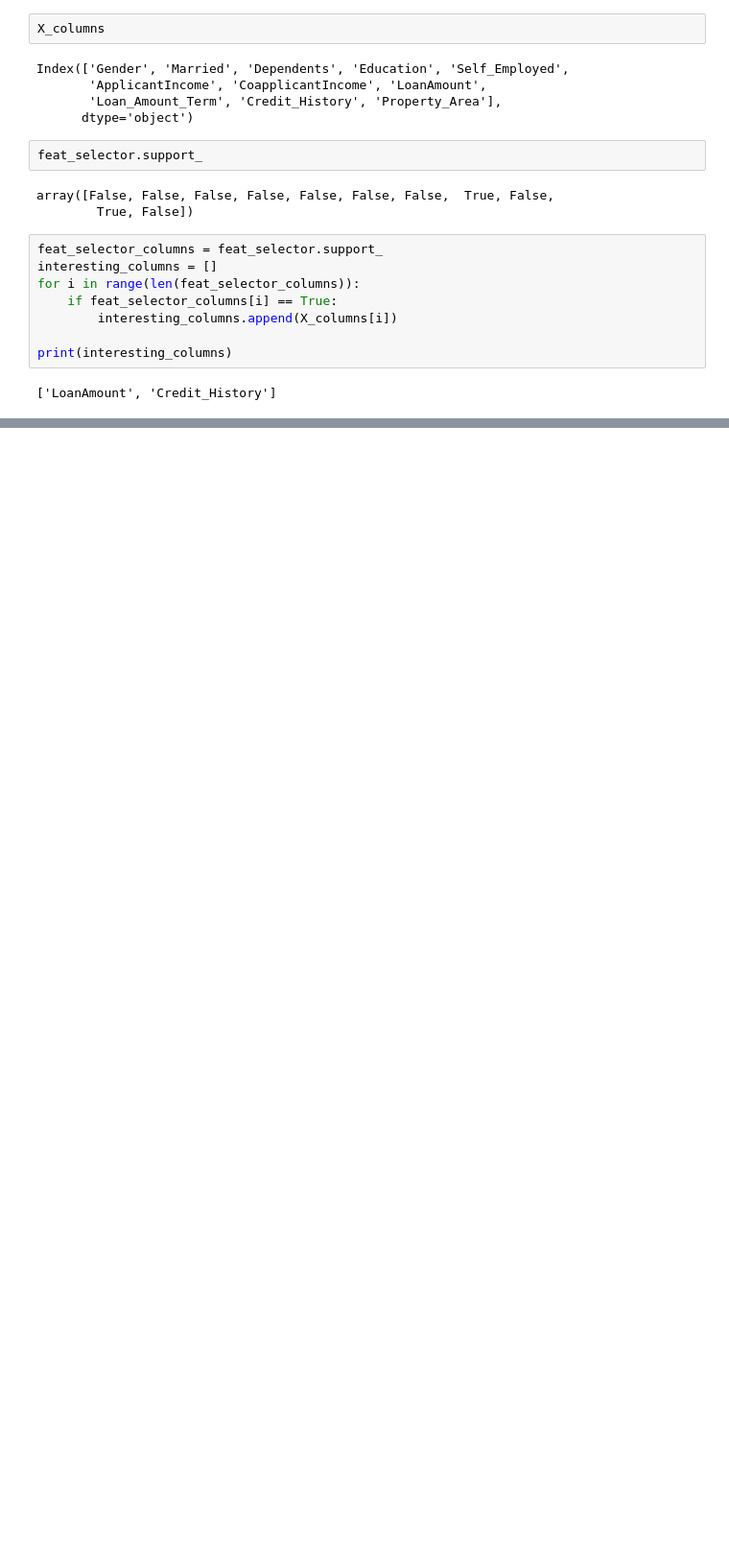
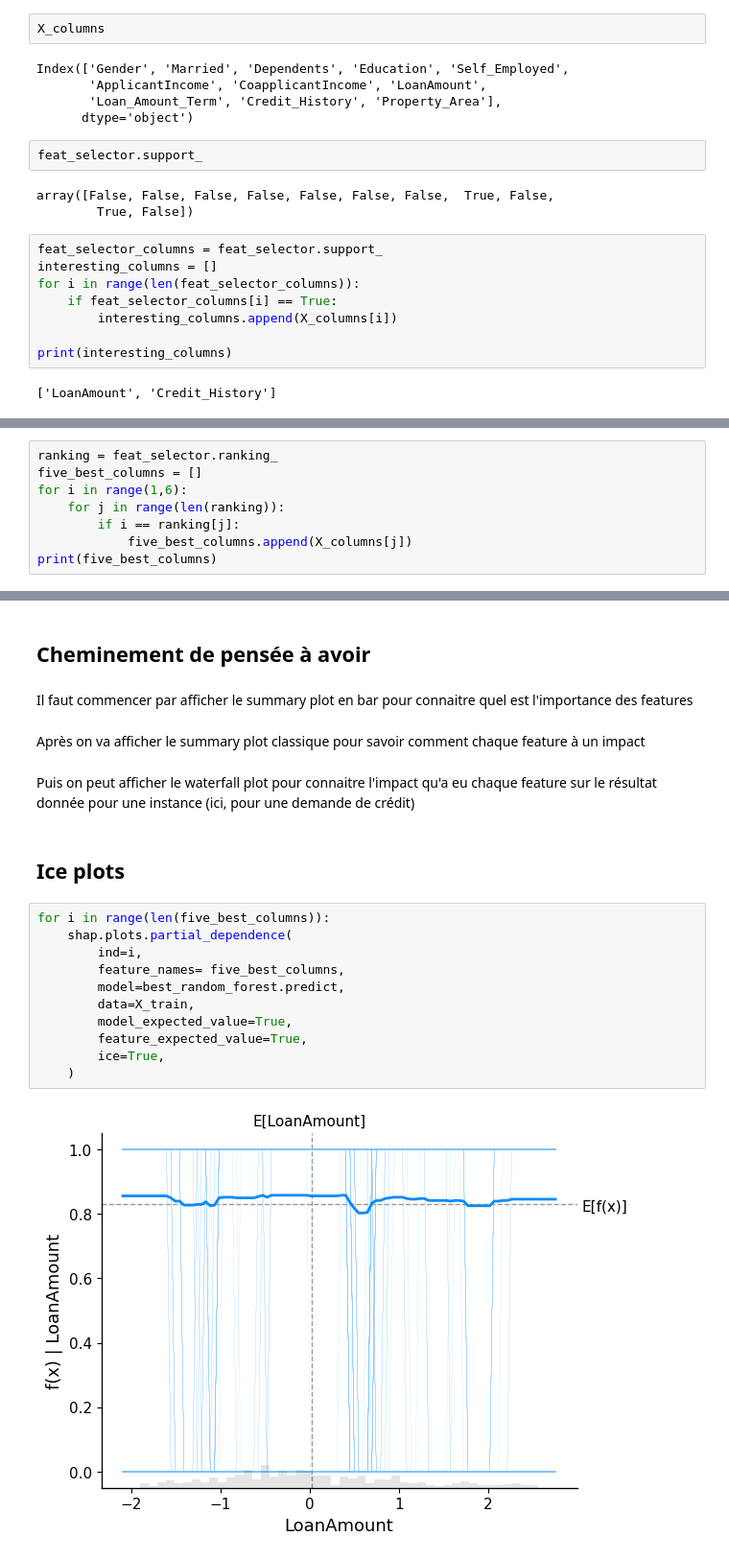
Before and after one commit to Angel0503/DataViz, a Jupyter notebook: TD/ApprentissageSupervise/TD2.ipynb, the cells around one changed output, grey strips where cells are left out. Shown: that part at 96% size. Cells and saved outputs as stored; diff of their text form; blank space fills up the shorter version.

```diff
--- a/TD/ApprentissageSupervise/TD2.ipynb
+++ b/TD/ApprentissageSupervise/TD2.ipynb
@@ -446,0 +430,8 @@ array([[ 0.18492069,  0.45080053],
+# %%
+ranking = feat_selector.ranking_
+five_best_columns = []
+for i in range(1,6):
+    for j in range(len(ranking)):
+        if i == ranking[j]:
+            five_best_columns.append(X_columns[j])
+print(five_best_columns)
@@ -446,0 +535,23 @@ array([[ 0.18492069,  0.45080053],
+# %% [markdown]
+## Cheminement de pensée à avoir
+# %% [markdown]
+Il faut commencer par afficher le summary plot en bar pour connaitre quel est l'importance des features
+# %% [markdown]
+Après on va afficher le summary plot classique pour savoir comment chaque feature à un impact
+# %% [markdown]
+Puis on peut afficher le waterfall plot pour connaitre l'impact qu'a eu chaque feature sur le résultat donnée pour une instance (ici, pour une demande de crédit)
+# %% [markdown]
+## Ice plots
+# %%
+for i in range(len(five_best_columns)):
+    shap.plots.partial_dependence(
+        ind=i,
+        feature_names= five_best_columns,
+        model=best_random_forest.predict,
+        data=X_train,
+        model_expected_value=True,
+        feature_expected_value=True,
+        ice=True,
+    )
+# %% [output]
+[figure, added]
```
Also changed, not shown: parts of 78 cells of this notebook, 3 other files.
